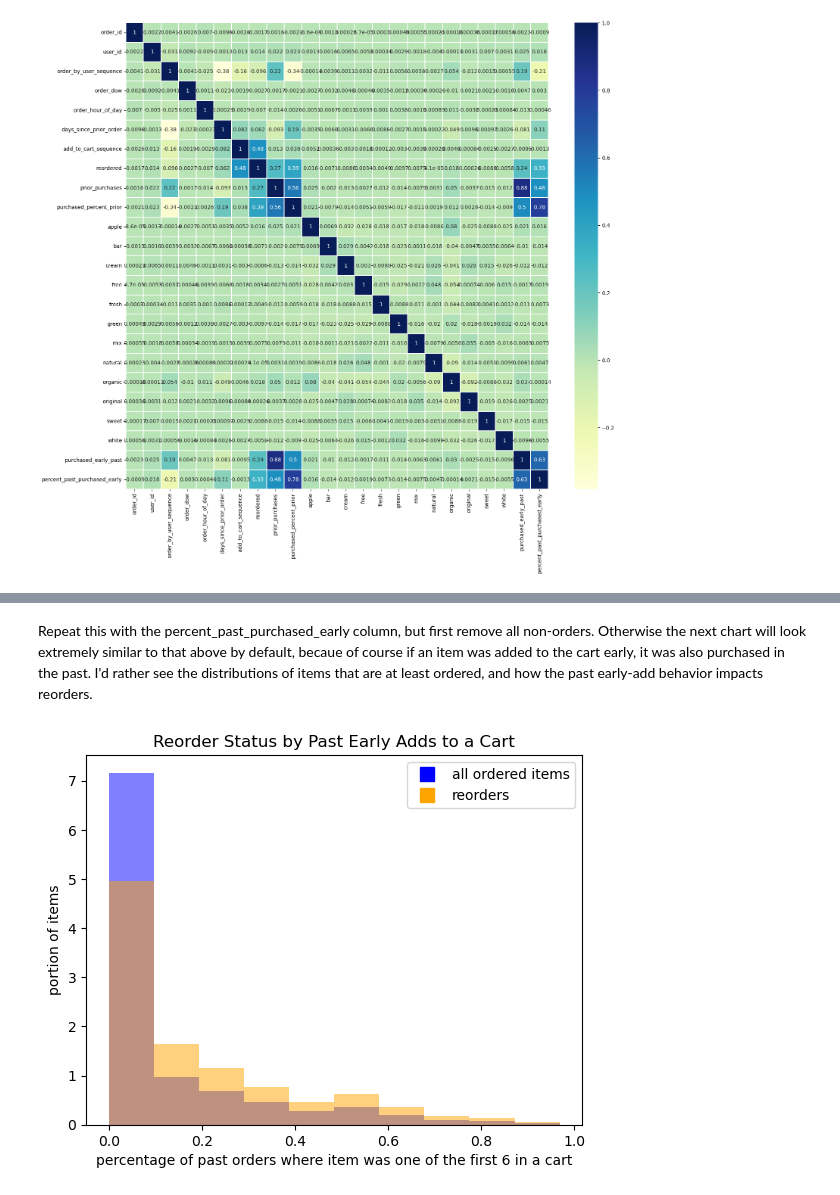
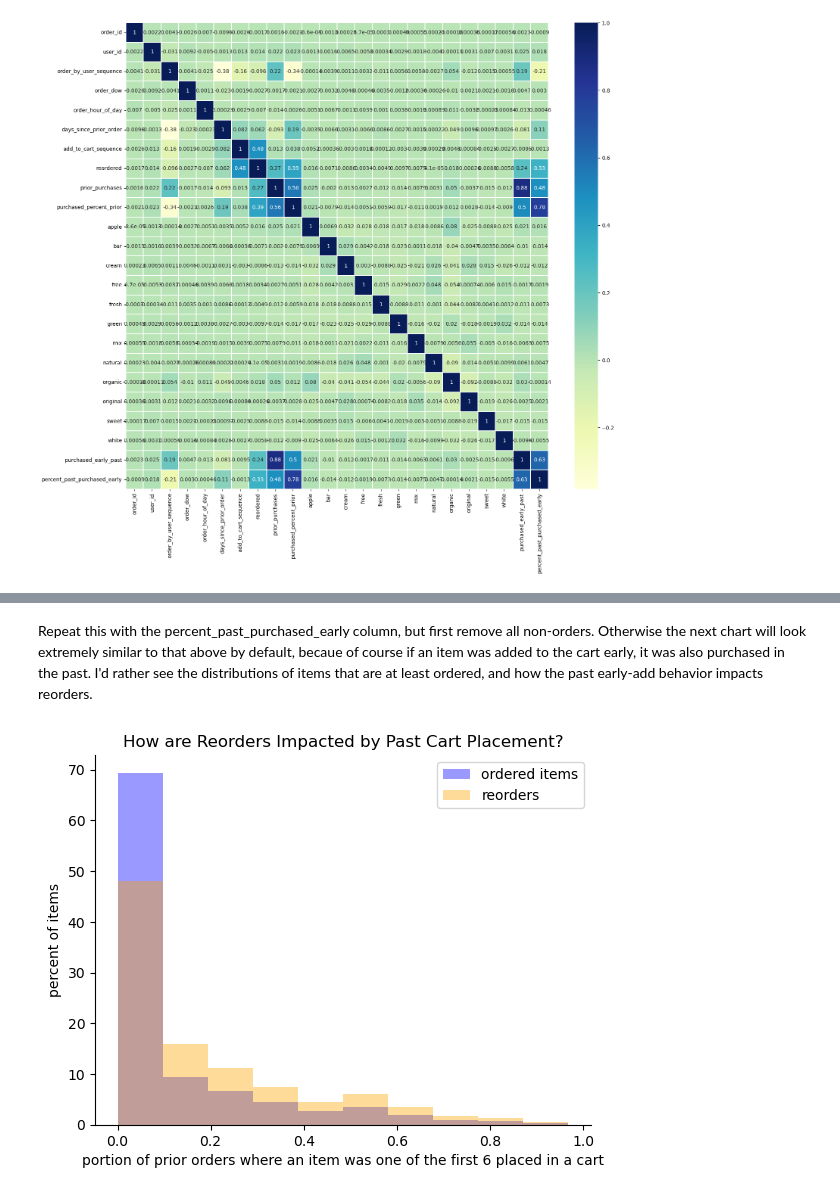
Before and after one commit to fractaldatalearning/Capstone2, a Jupyter notebook: notebooks/6-kl-preprocess-feature-engineer.ipynb, the cells around one changed output, grey strips where cells are left out. Saved outputs shown, nothing was run; the diff lists cells and outputs as text; code cells hidden in the pictures.

```diff
--- a/notebooks/6-kl-preprocess-feature-engineer.ipynb
+++ b/notebooks/6-kl-preprocess-feature-engineer.ipynb
@@ -586,19 +598,17 @@ plt.legend(handles=[blue, orange]);
-# %% [markdown]
-Repeat this with the percent_past_purchased_early column, but first remove all non-orders. Otherwise the next chart will look extremely similar to that above by default, becaue of course if an item was added to the cart early, it was also purchased in the past. I'd rather see the distributions of items that are at least ordered, and how the past early-add behavior impacts reorders.
+# %% [markdown]
+Repeat this with the percent_past_purchased_early column, but first remove all non-orders. Otherwise the next chart will look extremely similar to that above by default, becaue of course if an item was added to the cart early, it was also purchased in the past. I'd rather see the distributions of items that are at least ordered, and how the past early-add behavior impacts reorders.
 # %%
 all_orders = df.loc[df['add_to_cart_sequence']>0,:].copy()
-# The reorders dataset above already indicates only items that are orders, of course.
+# The reorders dataframe above already indicates only items that are orders, of course.
 
-plt.hist(all_orders['percent_past_purchased_early'], color='blue', density=True, alpha=0.5, bins=10)
-plt.hist(reorders['percent_past_purchased_early'], color='orange', density=True, alpha=0.5,
-         bins=10)
-plt.title('Reorder Status by Past Early Adds to a Cart')
-plt.xlabel('percentage of past orders where item was one of the first 6 in a cart')
-plt.ylabel('portion of items')
-blue = mlines.Line2D([], [], color='blue', marker='s', linestyle='None', markersize=10,
-                       label='all ordered items')
-orange = mlines.Line2D([], [], color='orange', marker='s', linestyle='None', markersize=10,
-                       label='reorders')
-plt.legend(handles=[blue, orange]);
+sns.histplot(data=all_orders, x='percent_past_purchased_early', color='blue', alpha=0.4, bins=10,
+             stat='percent', linewidth=0).set(
+    title='How are Reorders Impacted by Past Cart Placement?',
+    xlabel='portion of prior orders where an item was one of the first 6 placed in a cart',
+    ylabel='percent of items')
+sns.histplot(data=reorders, x='percent_past_purchased_early', color='orange', alpha=0.4, bins=10,
+             stat='percent', linewidth=0)
+sns.despine()
+plt.legend(labels=['ordered items', 'reorders']);
 # %% [output]
-[figure, old version]
+[figure, new version]
```
Also changed, not shown: parts of 5 cells of this notebook.
